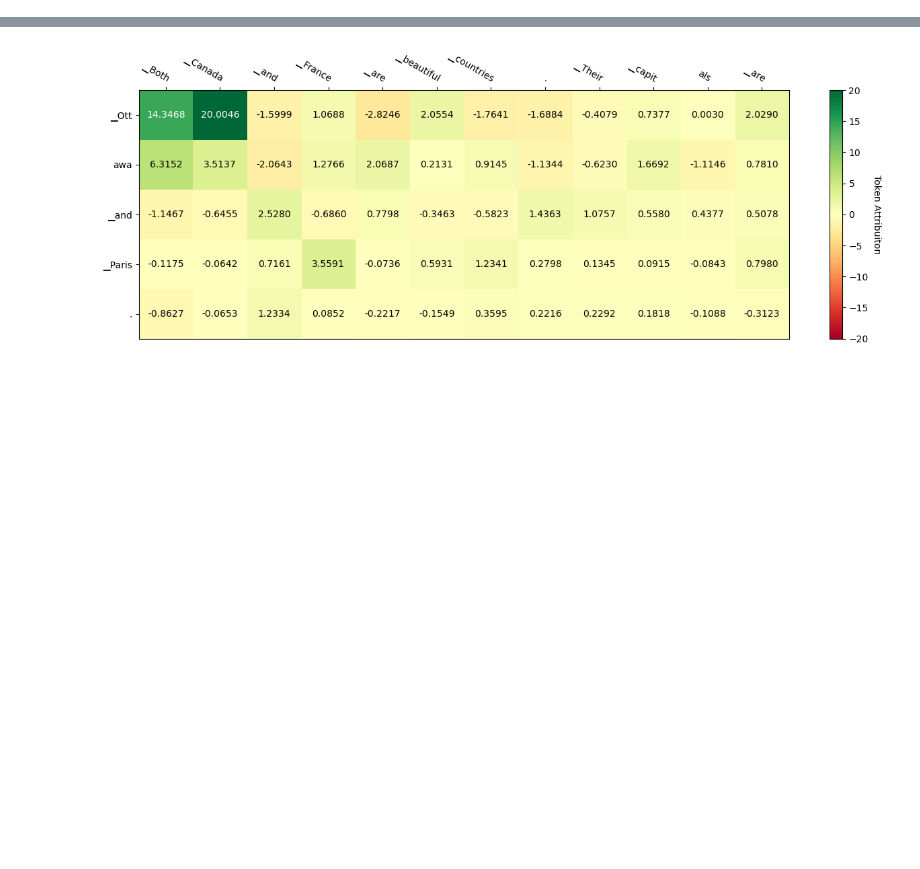
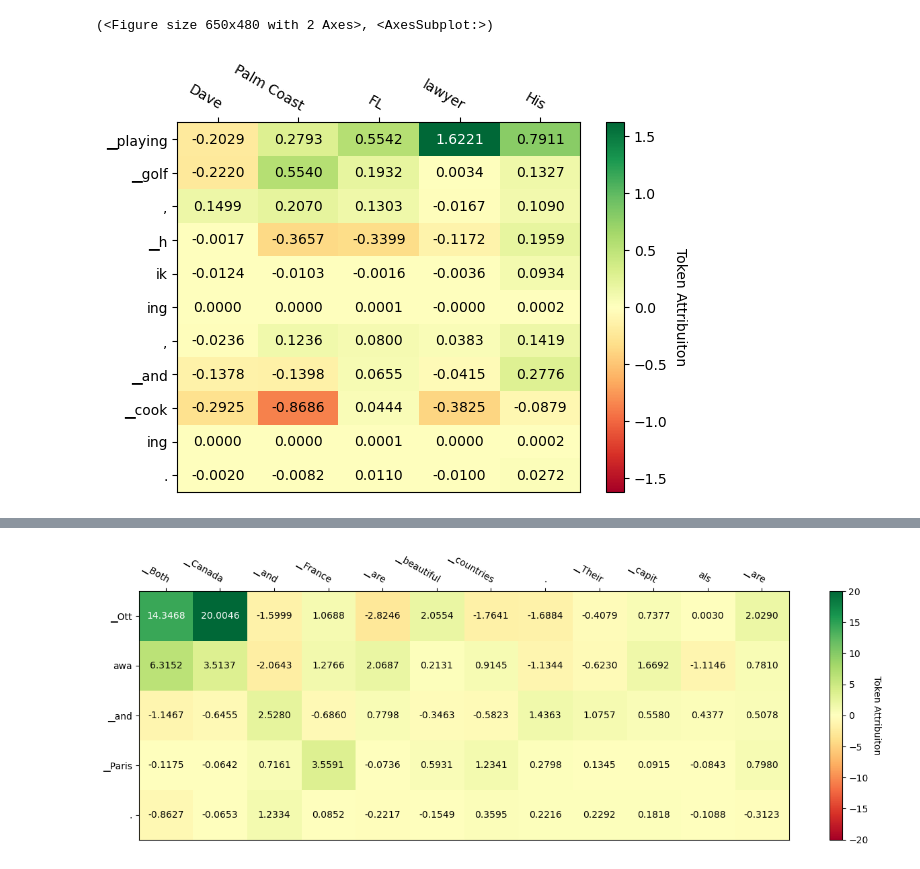
Before and after one commit to pytorch/captum, a Jupyter notebook: tutorials/LLama2-Captum-Demo.ipynb, the cells around one changed output, grey strips where cells are left out. Drawn from its saved outputs; the diff is of its cells as text; code cells hidden in the pictures; blank space fills up the shorter version.

```diff
--- a/tutorials/LLama2-Captum-Demo.ipynb
+++ b/tutorials/LLama2-Captum-Demo.ipynb
@@ -23,7 +31,7 @@ from captum.attr._core.dataloader_attr import _convert_output_shape
 # %%
 def load_model(model_name, bnb_config):
     n_gpus = torch.cuda.device_count()
-    max_memory = f'{10000}MB'
+    max_memory = "10000MB"
 
     model = AutoModelForCausalLM.from_pretrained(
         model_name,
@@ -37,3 +45,13 @@ def load_model(model_name, bnb_config):
     tokenizer.pad_token = tokenizer.eos_token
 
     return model, tokenizer
+
+def create_bnb_config():
+    bnb_config = BitsAndBytesConfig(
+        load_in_4bit=True,
+        bnb_4bit_use_double_quant=True,
+        bnb_4bit_quant_type="nf4",
+        bnb_4bit_compute_dtype=torch.bfloat16,
+    )
+
+    return bnb_config
@@ -1248,0 +122,14 @@ log_probs tensor([-9.7633], device='cuda:0')
+# %%
+inp = TextTemplateInput(
+    template="{} lives in {}, {} and is a {}. {} personal interests include",
+    values=["Dave", "Palm Coast", "FL", "lawyer", "His"],
+)
+
+target = "playing golf, hiking, and cooking."
+
+attr_res = llm_attr.attribute(inp, target=target)
+
+attr_res.plot_token_attr()
+# %% [output]
+(<Figure size 650x480 with 2 Axes>, <AxesSubplot:>)
+[figure, added]
```
Also changed, not shown: parts of 75 cells of this notebook.
